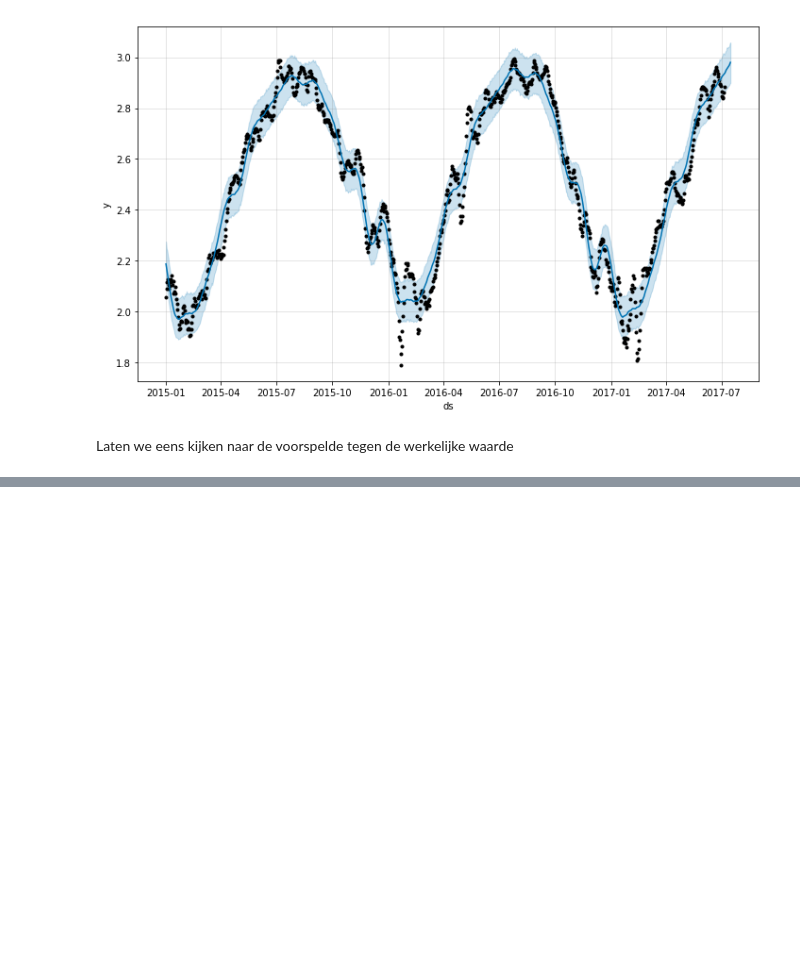
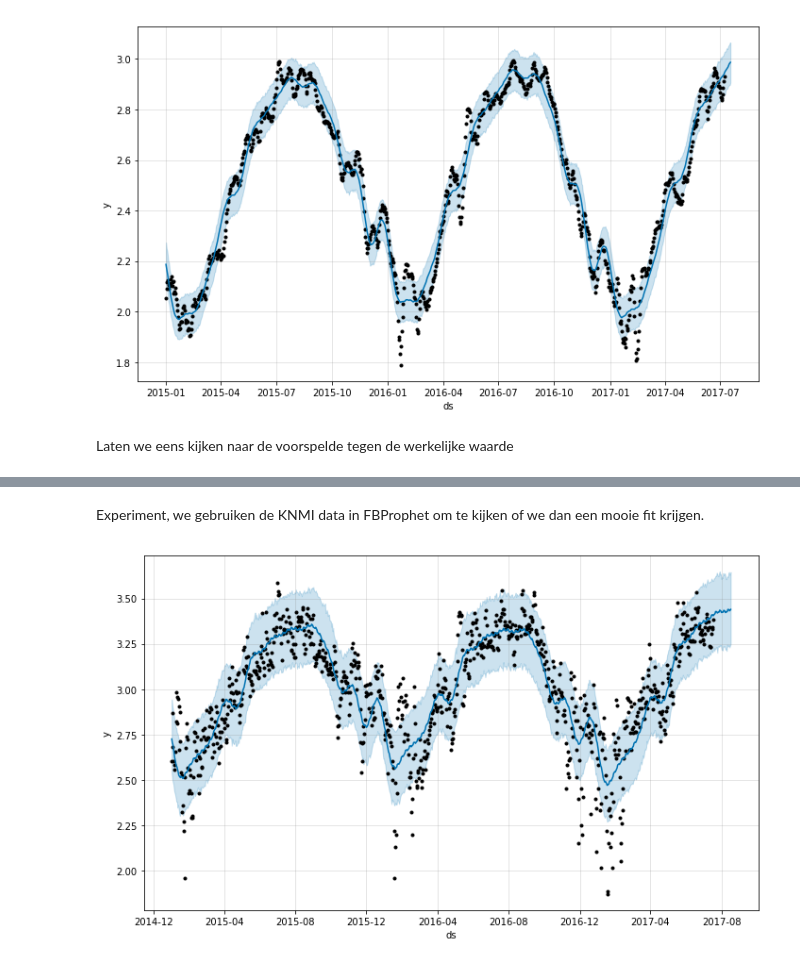
Before and after one commit to waternet/datalab_drw_tempprediction, a Jupyter notebook: Analyse_01.ipynb, the cells around one changed output, grey strips where cells are left out. Drawn from its saved outputs; the diff is of its cells as text; code cells hidden in the pictures; blank space fills up the shorter version.

```diff
--- a/Analyse_01.ipynb
+++ b/Analyse_01.ipynb
@@ -161,0 +214,14 @@ KeyError: '[  7.804        8.087        8.294        8.37         8.204        8
+# %% [markdown]
+Experiment, we gebruiken de KNMI data in FBProphet om te kijken of we dan een mooie fit krijgen.
+# %%
+df_knmi = pd.DataFrame()
+df_knmi['ds'] = selectie['YYYYMMDD']
+df_knmi['y'] = np.log(selectie['TG']+10.)
+model = Prophet()
+model.fit(df_knmi)
+future = model.make_future_dataframe(periods=30)
+forecast = model.predict(future)
+forecast[['ds', 'yhat', 'yhat_lower', 'yhat_upper']].tail()
+_ = model.plot(forecast)
+# %% [output]
+[figure, added]
```
Also changed, not shown: parts of 19 cells of this notebook, 4 other files.
